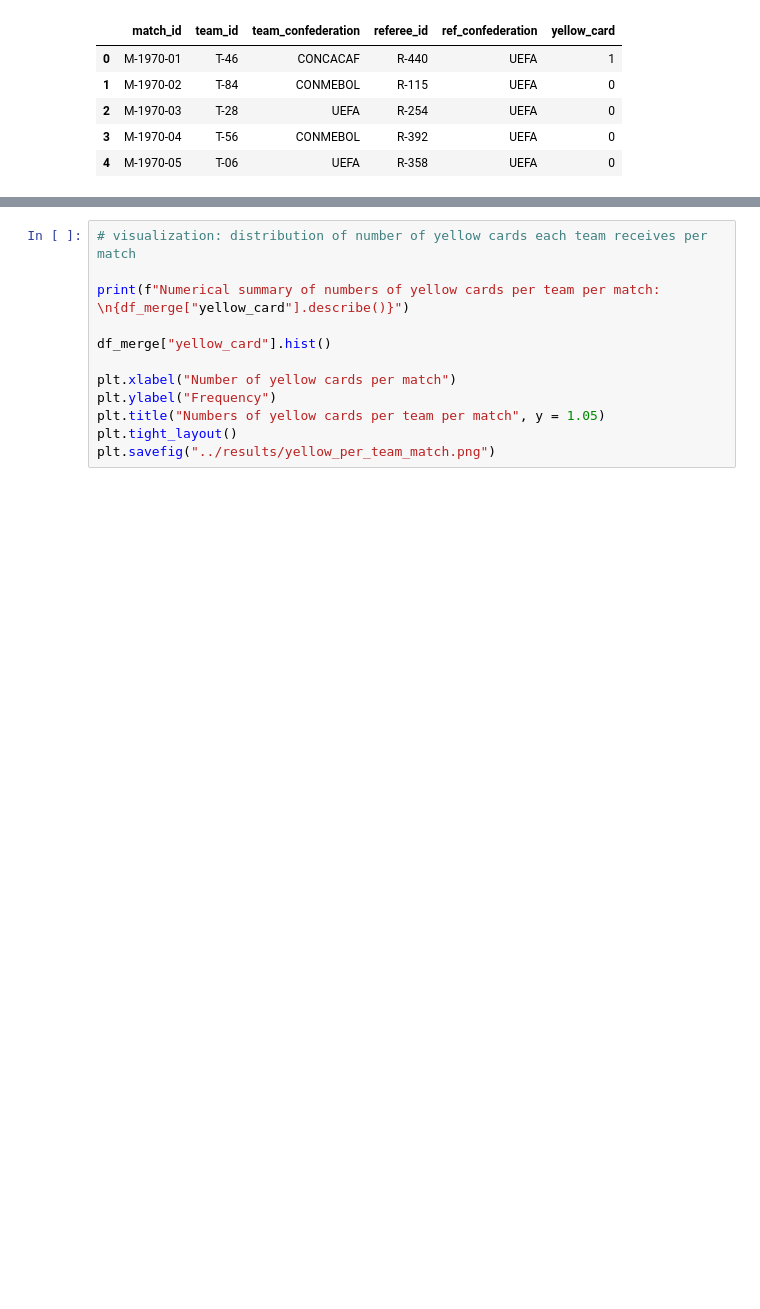
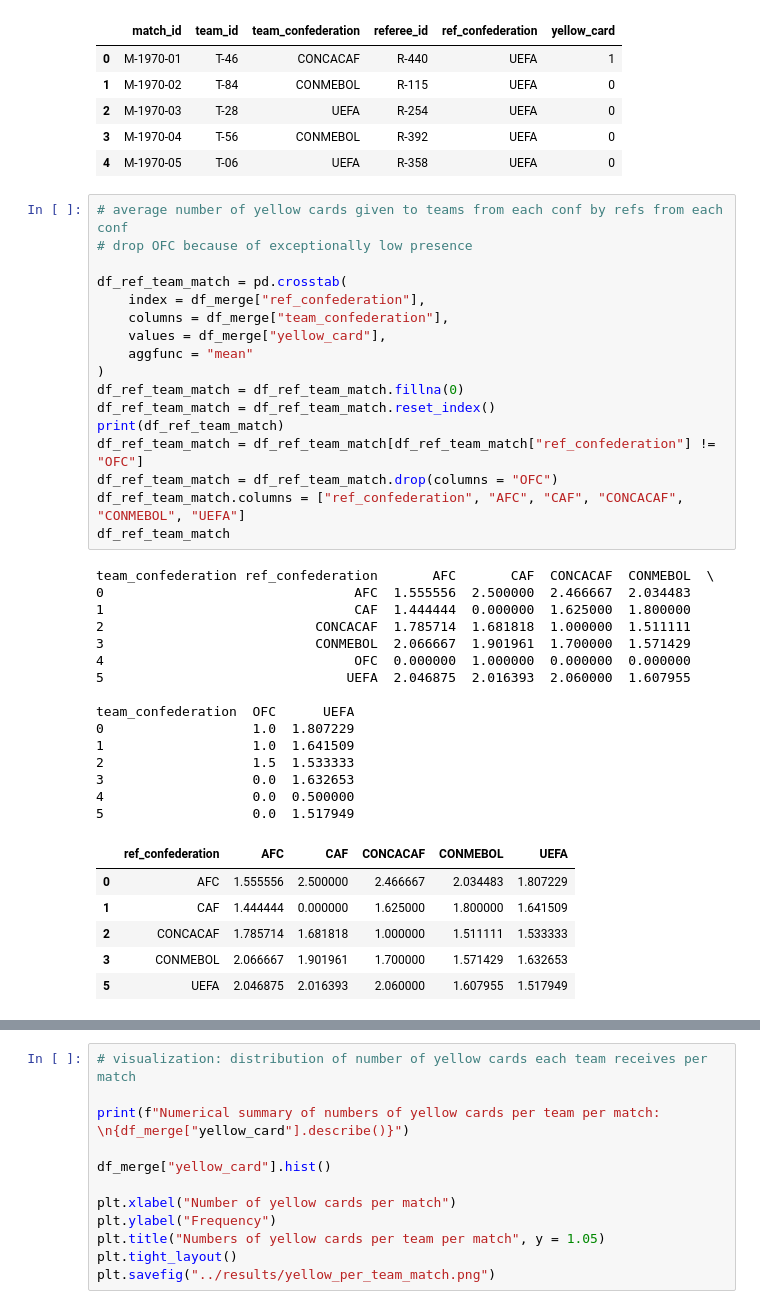
Before and after one commit to khuenlm/the-12th-man, a Jupyter notebook: notebooks/bookings_eda.ipynb, the cells around one changed output, grey strips where cells are left out. Saved outputs shown, nothing was run; the diff lists cells and outputs as text; blank space fills up the shorter version.

Commit message:
export merge

```diff
--- a/notebooks/bookings_eda.ipynb
+++ b/notebooks/bookings_eda.ipynb
@@ -414,3 +306,42 @@ dtype: int64
 | 2 | M-1970-03 | T-28 | UEFA | R-254 | UEFA | 0 |
 | 3 | M-1970-04 | T-56 | CONMEBOL | R-392 | UEFA | 0 |
 | 4 | M-1970-05 | T-06 | UEFA | R-358 | UEFA | 0 |
+# %%
+# average number of yellow cards given to teams from each conf by refs from each conf
+# drop OFC because of exceptionally low presence
+
+df_ref_team_match = pd.crosstab(
+    index = df_merge["ref_confederation"],
+    columns = df_merge["team_confederation"],
+    values = df_merge["yellow_card"],
+    aggfunc = "mean"
+)
+df_ref_team_match = df_ref_team_match.fillna(0)
+df_ref_team_match = df_ref_team_match.reset_index()
+print(df_ref_team_match)
+df_ref_team_match = df_ref_team_match[df_ref_team_match["ref_confederation"] != "OFC"]
+df_ref_team_match = df_ref_team_match.drop(columns = "OFC")
+df_ref_team_match.columns = ["ref_confederation", "AFC", "CAF", "CONCACAF", "CONMEBOL", "UEFA"]
+df_ref_team_match
+# %% [output]
+team_confederation ref_confederation       AFC       CAF  CONCACAF  CONMEBOL  \
+0                                AFC  1.555556  2.500000  2.466667  2.034483
+1                                CAF  1.444444  0.000000  1.625000  1.800000
+2                           CONCACAF  1.785714  1.681818  1.000000  1.511111
+3                           CONMEBOL  2.066667  1.901961  1.700000  1.571429
+4                                OFC  0.000000  1.000000  0.000000  0.000000
+5                               UEFA  2.046875  2.016393  2.060000  1.607955
+
+team_confederation  OFC      UEFA
+0                   1.0  1.807229
+1                   1.0  1.641509
+2                   1.5  1.533333
+3                   0.0  1.632653
+4                   0.0  0.500000
+5                   0.0  1.517949
+|  | ref_confederation | AFC | CAF | CONCACAF | CONMEBOL | UEFA |
+| 0 | AFC | 1.555556 | 2.500000 | 2.466667 | 2.034483 | 1.807229 |
+| 1 | CAF | 1.444444 | 0.000000 | 1.625000 | 1.800000 | 1.641509 |
+| 2 | CONCACAF | 1.785714 | 1.681818 | 1.000000 | 1.511111 | 1.533333 |
+| 3 | CONMEBOL | 2.066667 | 1.901961 | 1.700000 | 1.571429 | 1.632653 |
+| 5 | UEFA | 2.046875 | 2.016393 | 2.060000 | 1.607955 | 1.517949 |
```
Also changed, not shown: parts of 8 cells of this notebook.
